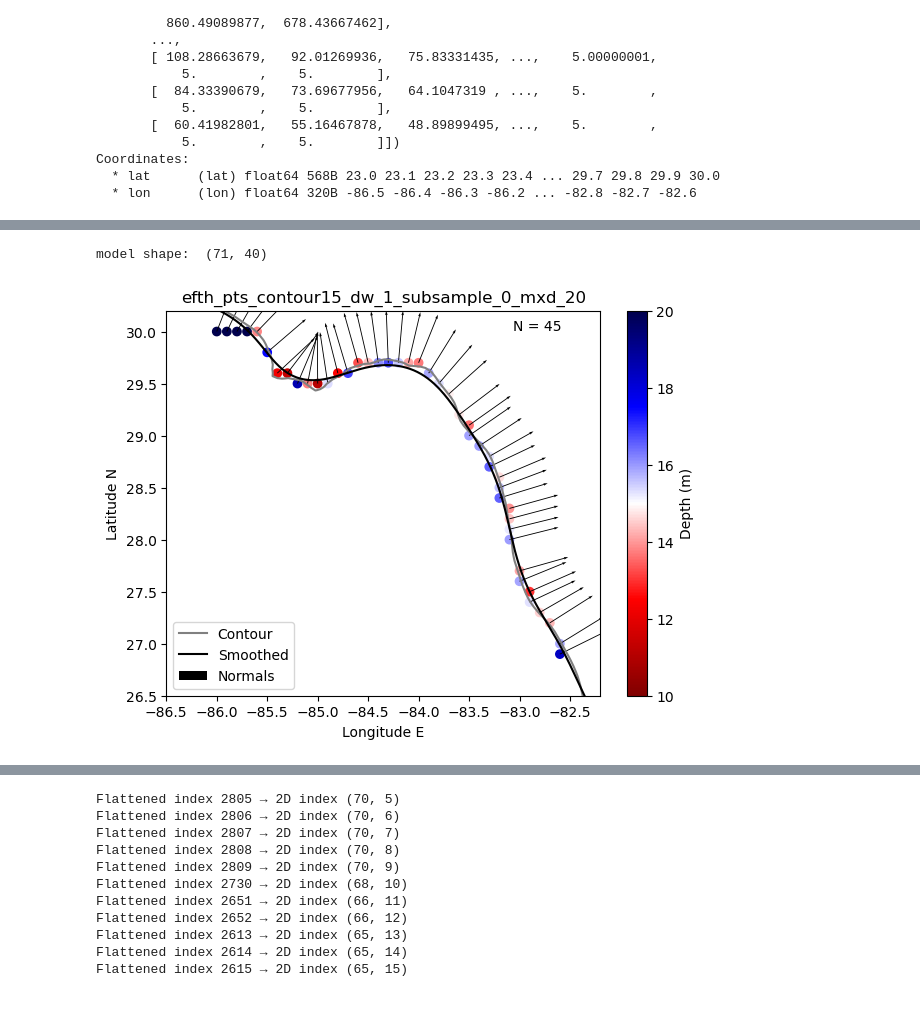
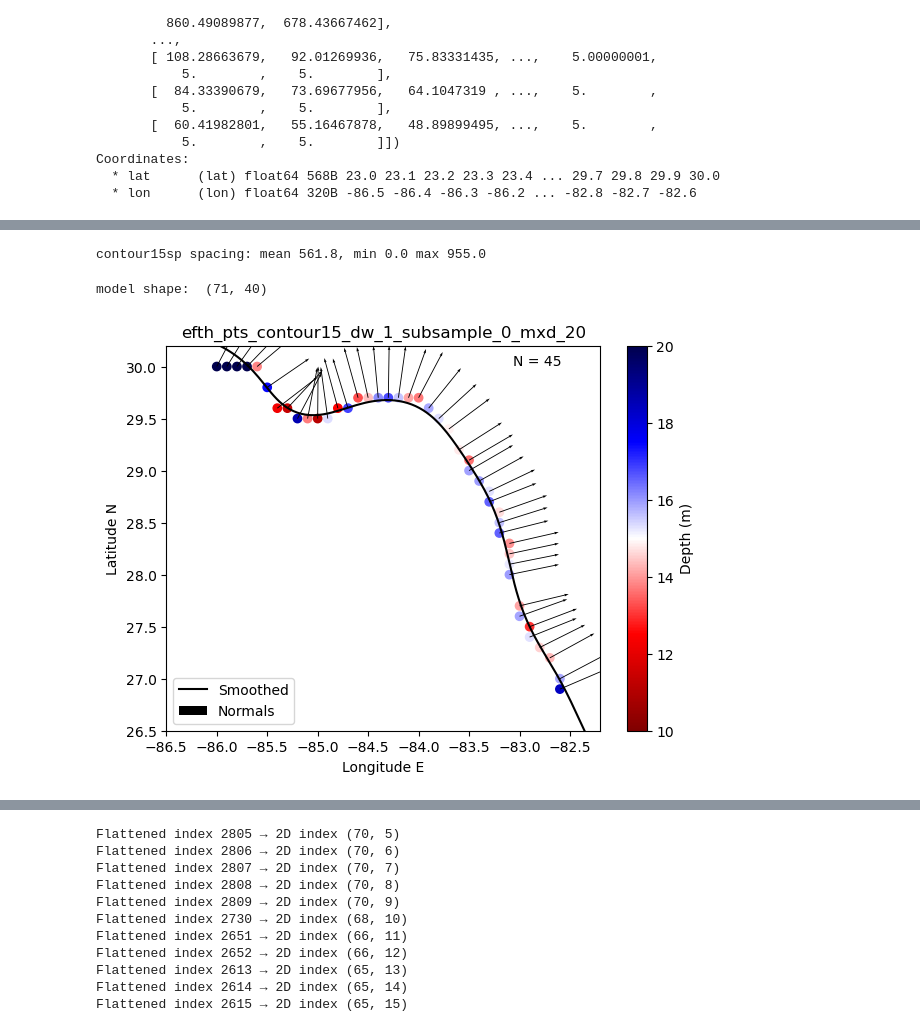
Before and after one commit to csherwood-usgs/NOPP_comparison, a Jupyter notebook: extract_efth_on_contour.ipynb, the cells around one changed output, grey strips where cells are left out. Drawn from its saved outputs; the diff is of its cells as text; code cells hidden in the pictures.

Commit message:
added extract_efth...

```diff
--- a/extract_efth_on_contour.ipynb
+++ b/extract_efth_on_contour.ipynb
@@ -69,17 +69,10 @@ def combined_distance(lat1, lon1, h1, lat2, lon2, h2, radius=6371.0, depth_weigh
     # Weighted Euclidean distance
     return np.sqrt(horizontal_dist**2 + (depth_weight * depth_diff)**2)
 # %%
-# TODO - change this to read the .csv file
-# Load the 15-m contour data created by find_contour.ipynb
-pickle_filename = "contour15_data.pkl"
-with open(pickle_filename, "rb") as f:
-    loaded_data = pickle.load(f)
-
-# Access the data
-contour15 = loaded_data["contour15"]
-contour15s = loaded_data["contour15s"]
-tangents = loaded_data["tangents"]
-normals = loaded_data["normals"]
-
-print("Data loaded successfully")
+# Load the contour file
+contour_file = 'contour15sp.csv'
+df = pd.read_csv( contour_file )
+contour15sp = np.column_stack( (df['contour15s_lon'], df['contour15s_lat']) )
+normals = np.column_stack( (df['normals_x'], df['normals_y']) )
+df
 # %% [output]
@@ -130,10 +135,10 @@ print( ds_his['lon_rho'][511][0].values, ds_his['lon_rho'][511][832].values )
 # Load the dataset containing spec2d model results
 # Puget WS
 #url = 'D:/crs/proj/2025_NOPP_comparison/helene_waves/helene_swan_kom_efth.nc'
-# TIC laptop
-url = "C:/crs/proj/2025_NOPP_comparison/helene_waves/helene_swan_kom_efth.nc"
+#  Dell WS
+url = "F:/crs/proj/2025_NOPP_comparison/helene_waves/helene_swan_kom_efth.nc"
 ds = xr.open_dataset(url)
-print(ds)
+ds
 # %% [output]
 <xarray.Dataset> Size: 4GB
 Dimensions:  (time: 121, lat: 71, lon: 40, freq: 25, dir: 60)
@@ -252,9 +237,13 @@ Gaps:  []
 # %%
 # Calculate the along-contour distance
-contour_dist = np.zeros_like(contour15s[:,0])
-for i in np.arange(2, len(contour15s)):
+contour_dist = np.zeros_like(contour15sp[:,0])
+for i in np.arange(2, len(contour15sp)):
     contour_dist[i] = contour_dist[i-1] + \
-        haversine(contour15s[i-1,1], contour15s[i-1,0], contour15s[i,1], contour15s[i,0])
+        haversine(contour15sp[i-1,1], contour15sp[i-1,0], contour15sp[i,1], contour15sp[i,0])
+
+print('contour15sp spacing: mean {:.1f}, min {:.1f} max {:.1f}'.format( np.mean(contour_dist), np.min(contour_dist), np.max(contour_dist) ) )
+# %% [output]
+contour15sp spacing: mean 561.8, min 0.0 max 955.0
 # %%
 # Flatten the efth mesh for easier processing
 model_shape = np.shape(lat_mesh)
@@ -275,7 +264,7 @@ spacing_km = 0
 
 # Iterate through the subsampled contour
 depth_weight = 1  # 1 results in 1 m = 1 km
-for i, (lon_c, lat_c) in enumerate(contour15s):
+for i, (lon_c, lat_c) in enumerate(contour15sp):
     min_dist = np.inf
     selected_point = None
 
@@ -309,28 +298,27 @@ selected_dist = np.array(selected_dist)
 model shape:  (71, 40)
 # %%
 fig, ax = plt.subplots(1,1,figsize=(7,5))
-plt.plot(contour15[:, 0], contour15[:, 1], '-', color='gray', label='Contour')  # Longitude vs Latitude
-plt.plot(contour15s[:, 0], contour15s[:, 1], 'k-', label='Smoothed')  # Longitude vs Latitude
+plt.plot(contour15sp[:, 0], contour15sp[:, 1], 'k-', label='Smoothed')  # Longitude vs Latitude
 
 m = plt.scatter( selected_points[:,1], selected_points[:,0], c=selected_points[:,2], cmap='seismic_r', vmin=10., vmax=20.)
 plt.quiver(
-    selected_points[:, 1], selected_points[:, 0], -selected_normals[:, 0], -selected_normals[:, 1],
+    selected_points[:, 1], selected_points[:, 0], selected_normals[:, 0], selected_normals[:, 1],
     color='k', angles='xy', scale_units='xy', scale=2, width=.002, label='Normals'
 )
 plt.colorbar(m, label='Depth (m)')
 npts = len(selected_points)
 figname = 'efth_pts_contour15_dw_{}_subsample_{}_mxd_{}'.format(depth_weight, spacing_km, mxd)
 txt = 'N = {}'.format(npts)
 ax.text(.8,.95,txt,transform=ax.transAxes)
 plt.ylabel('Latitude N')
 plt.xlabel('Longitude E')
 plt.xlim(-86.5,-82.2)
 plt.ylim(26.5, 30.2)
 plt.title(figname)
 plt.legend()
 plt.savefig( figname+'.png', dpi=200, bbox_inches='tight')
 # %% [output]
-[figure, old version]
+[figure, new version]
 # %%
 # plot depths v. along-contour distance
 fig, ax = plt.subplots()
```
Also changed, not shown: parts of 5 cells of this notebook.
